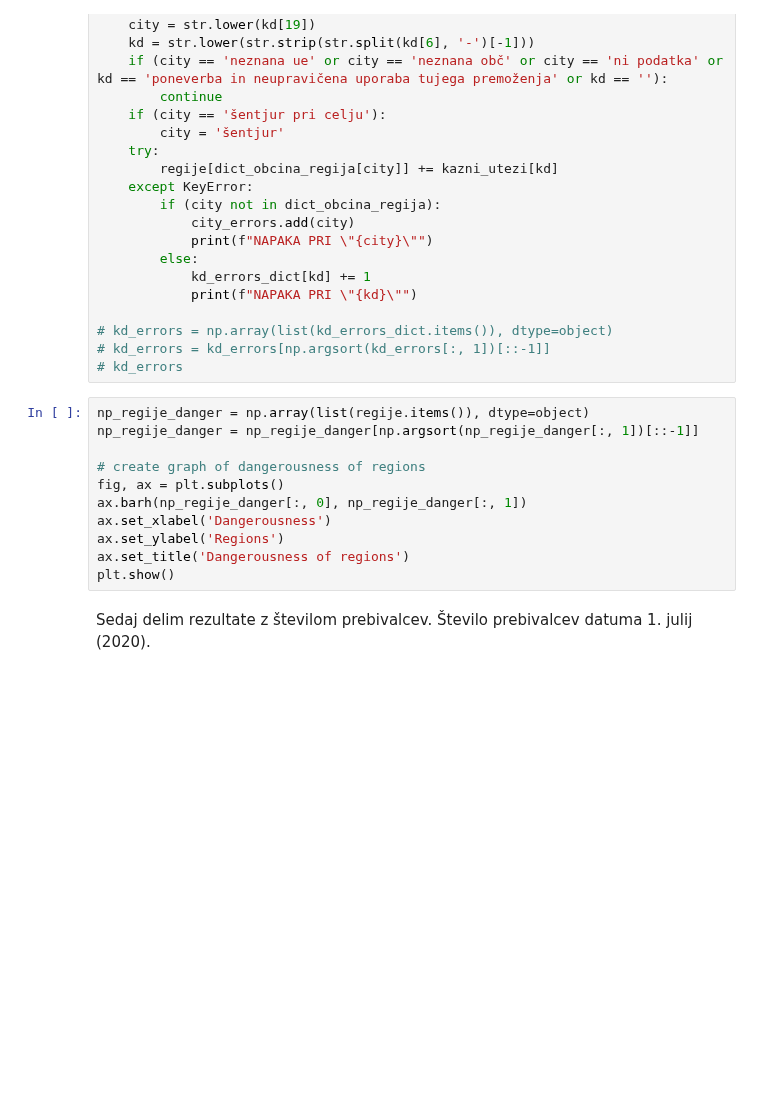
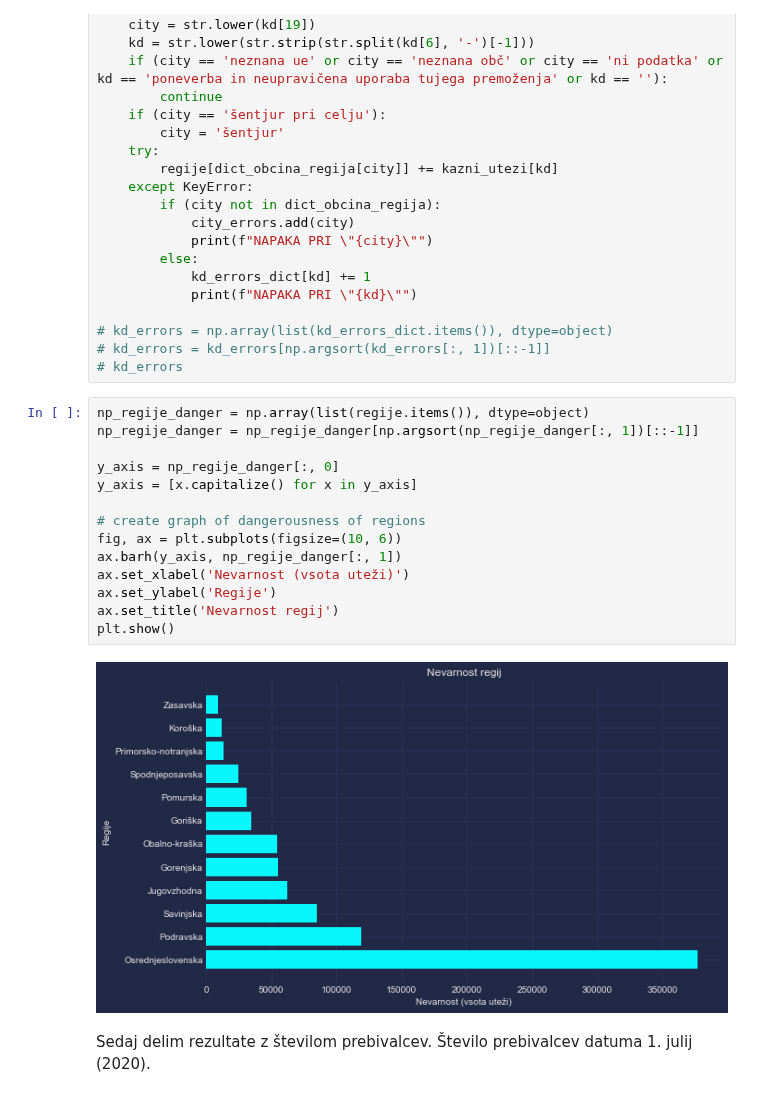
Before and after one commit to zrezke/PR21mlfjis, a Jupyter notebook: data_processing/varnost_posameznih_regij.ipynb, the cells around one changed output. Drawn from its saved outputs; the diff is of its cells as text; blank space fills up the shorter version.

```diff
--- a/data_processing/varnost_posameznih_regij.ipynb
+++ b/data_processing/varnost_posameznih_regij.ipynb
@@ -140,14 +140,19 @@ for kd in main_data:
 # %%
 np_regije_danger = np.array(list(regije.items()), dtype=object)
 np_regije_danger = np_regije_danger[np.argsort(np_regije_danger[:, 1])[::-1]]
 
+y_axis = np_regije_danger[:, 0]
+y_axis = [x.capitalize() for x in y_axis]
+
 # create graph of dangerousness of regions
-fig, ax = plt.subplots()
-ax.barh(np_regije_danger[:, 0], np_regije_danger[:, 1])
-ax.set_xlabel('Dangerousness')
-ax.set_ylabel('Regions')
-ax.set_title('Dangerousness of regions')
+fig, ax = plt.subplots(figsize=(10, 6))
+ax.barh(y_axis, np_regije_danger[:, 1])
+ax.set_xlabel('Nevarnost (vsota uteži)')
+ax.set_ylabel('Regije')
+ax.set_title('Nevarnost regij')
 plt.show()
+# %% [output]
+[figure, added]
 # %% [markdown]
 Sedaj delim rezultate z številom prebivalcev. Število prebivalcev datuma 1. julij (2020).
 # %%
```
Also changed, not shown: parts of 1 cell of this notebook, 5 other files.
